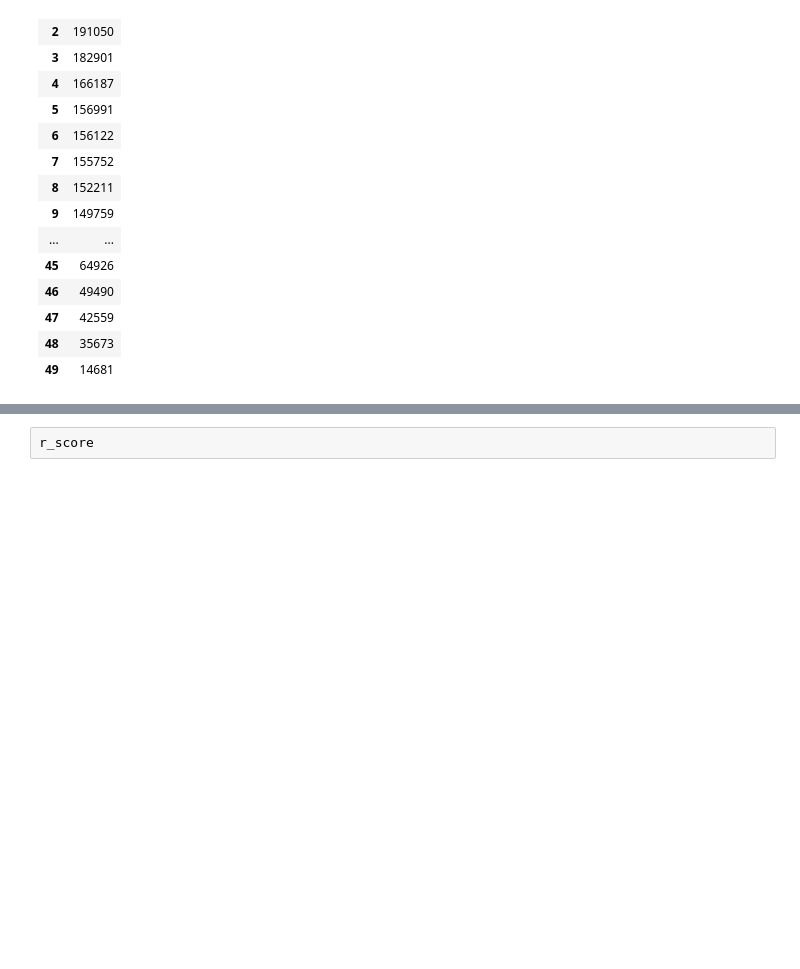
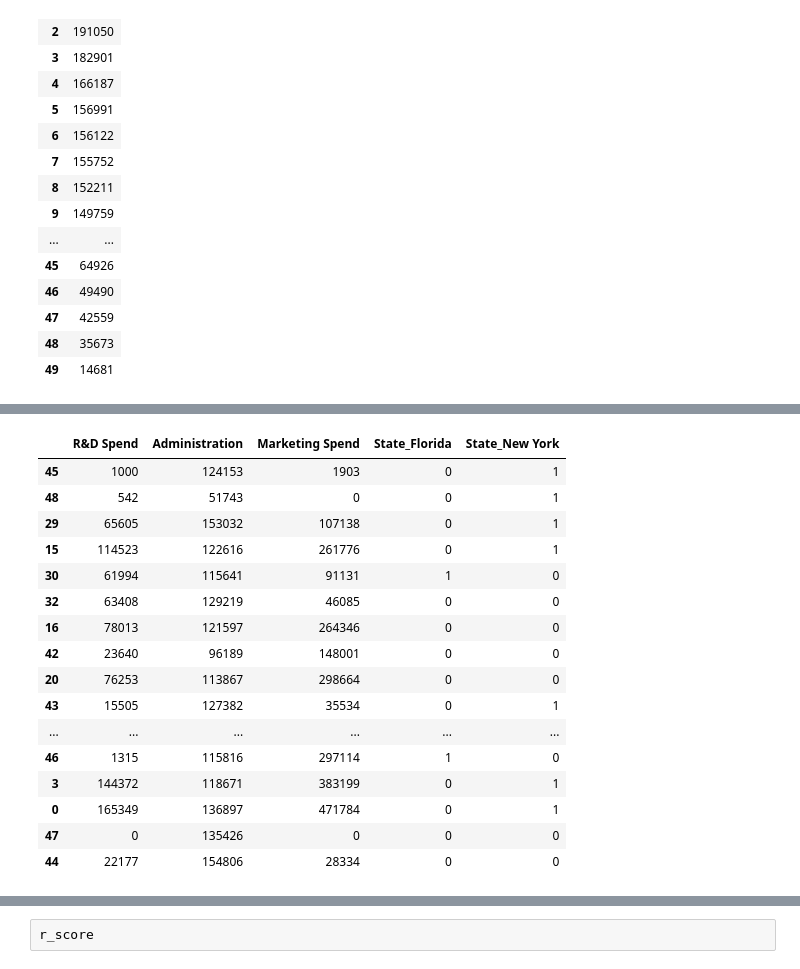
Before and after one commit to HopeAIDhana/machine-learning, a Jupyter notebook: Decision Tree Regression.ipynb, the cells around one changed output, grey strips where cells are left out. Drawn from its saved outputs; the diff is of its cells as text; code cells hidden in the pictures; blank space fills up the shorter version.

```diff
--- a/Decision Tree Regression.ipynb
+++ b/Decision Tree Regression.ipynb
@@ -83,0 +104,20 @@ X_train,X_test,y_train,y_test=train_test_split(independent,dependent, test_size=
+# %%
+X_train
+# %% [output]
+|  | R&D Spend | Administration | Marketing Spend | State_Florida | State_New York |
+| 45 | 1000 | 124153 | 1903 | 0 | 1 |
+| 48 | 542 | 51743 | 0 | 0 | 1 |
+| 29 | 65605 | 153032 | 107138 | 0 | 1 |
+| 15 | 114523 | 122616 | 261776 | 0 | 1 |
+| 30 | 61994 | 115641 | 91131 | 1 | 0 |
+| 32 | 63408 | 129219 | 46085 | 0 | 0 |
+| 16 | 78013 | 121597 | 264346 | 0 | 0 |
+| 42 | 23640 | 96189 | 148001 | 0 | 0 |
+| 20 | 76253 | 113867 | 298664 | 0 | 0 |
+| 43 | 15505 | 127382 | 35534 | 0 | 1 |
+| ... | ... | ... | ... | ... | ... |
+| 46 | 1315 | 115816 | 297114 | 1 | 0 |
+| 3 | 144372 | 118671 | 383199 | 0 | 1 |
+| 0 | 165349 | 136897 | 471784 | 0 | 1 |
+| 47 | 0 | 135426 | 0 | 0 | 0 |
+| 44 | 22177 | 154806 | 28334 | 0 | 0 |
```
Also changed, not shown: parts of 13 cells of this notebook.
